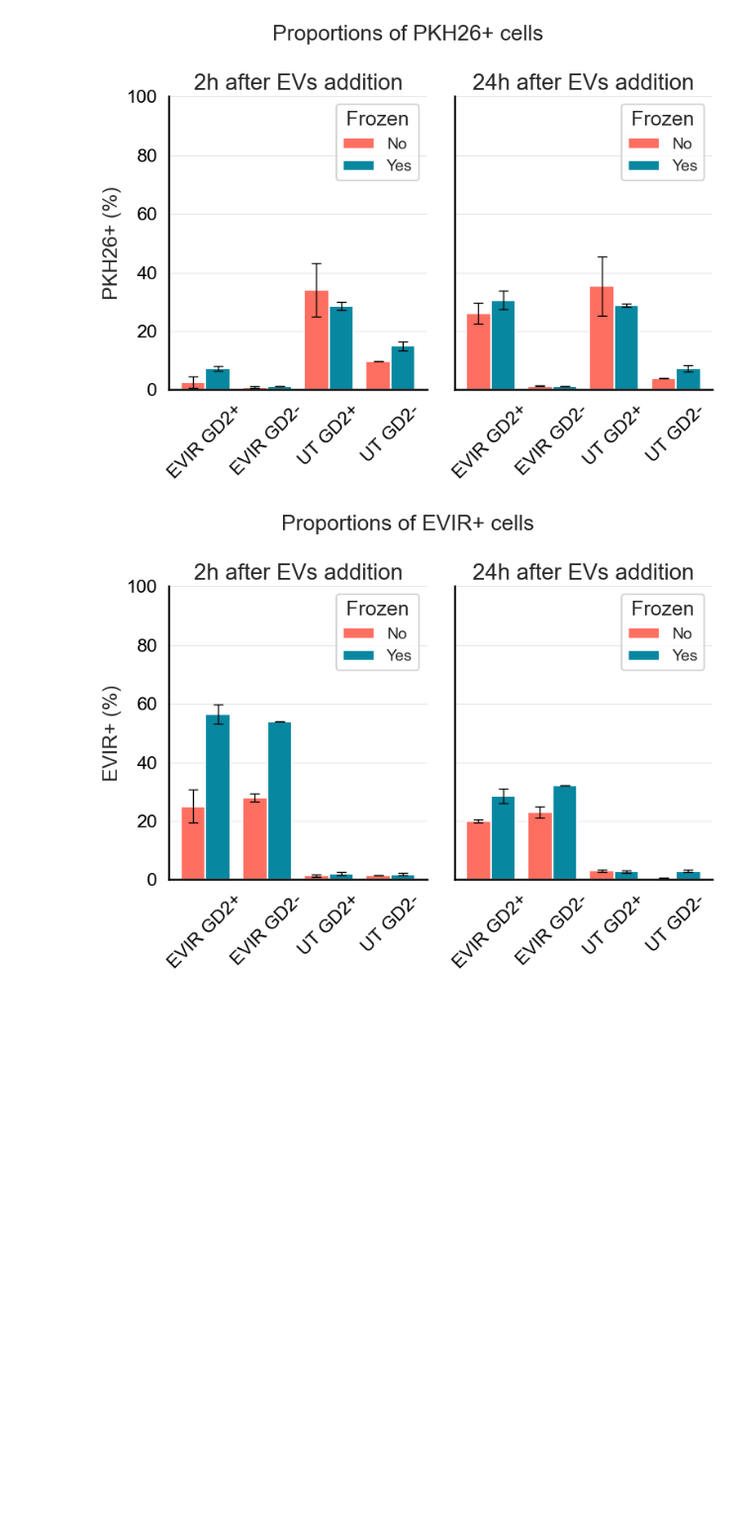
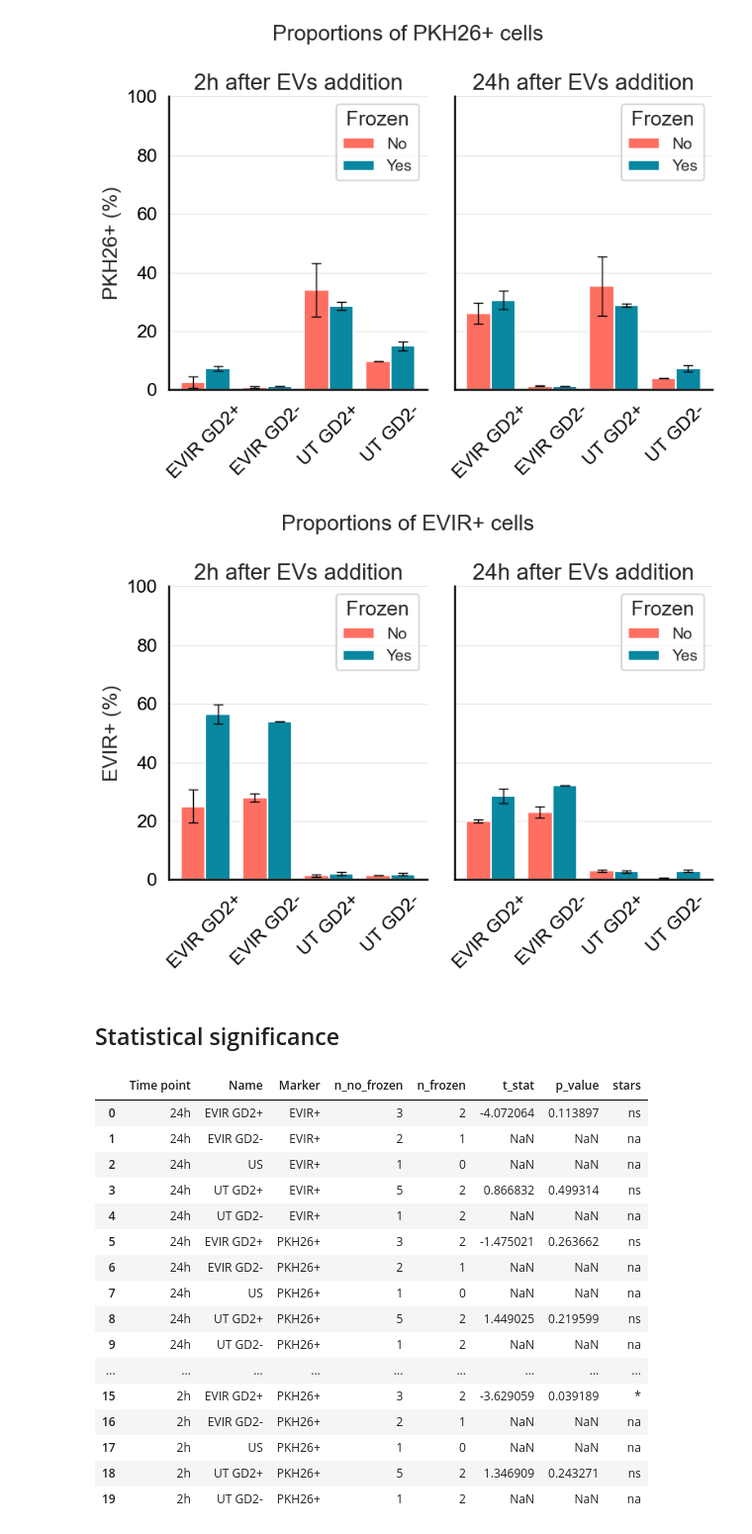
Before and after one commit to AlexiaGiroud/ThawingDCPs, a Jupyter notebook: assessing_function.ipynb, the cells around one changed output. Shown at 99% size. Cells and saved outputs as stored; diff of their text form; code cells hidden in the pictures; blank space fills up the shorter version.

```diff
--- a/assessing_function.ipynb
+++ b/assessing_function.ipynb
@@ -223,3 +217,72 @@ plt.tight_layout()
 plt.savefig("Figures/assessing_function/proportionEVIR");
 # %% [output]
 [figure]
+# %% [markdown]
+## Statistical significance
+# %%
+# Compute t-tests (Frozen 0 vs 1) for EVIR+ and PKH26+
+import pandas as pd
+from scipy.stats import ttest_ind
+
+markers = ["EVIR+", "PKH26+"]
+results = []
+for tp in df["Time point"].unique():
+    sub_tp = df[df["Time point"] == tp]
+    for name in sub_tp["Name"].unique():
+        sub_name = sub_tp[sub_tp["Name"] == name]
+        for marker in markers:
+            g0 = pd.to_numeric(sub_name[sub_name["Frozen"] == 0][marker], errors='coerce').dropna()
+            g1 = pd.to_numeric(sub_name[sub_name["Frozen"] == 1][marker], errors='coerce').dropna()
+            p = None
+            stat = None
+            if len(g0) > 0 and len(g1) > 0:
+                stat, p = ttest_ind(g0, g1, equal_var=False)
+            results.append({
+                "Time point": tp,
+                "Name": name,
+                "Marker": marker,
+                "n_no_frozen": len(g0),
+                "n_frozen": len(g1),
+                "t_stat": stat,
+                "p_value": p,
+            })
+
+ttest_table = pd.DataFrame(results)
+
+def p_to_stars(p):
+    if p is None or pd.isna(p):
+        return "na"
+    if p < 0.0001:
+        return '****'
+    if p < 0.001:
+        return '***'
+    if p < 0.01:
+        return '**'
+    if p < 0.05:
+        return '*'
+    return 'ns'
+
+if not ttest_table.empty:
+    ttest_table['stars'] = ttest_table['p_value'].apply(p_to_stars)
+    display(ttest_table.sort_values(['Time point','Marker','Name']).reset_index(drop=True))
+    ttest_table.to_csv('Figures/assessing_function/ttest_table.csv', index=False)
+else:
+    print('No comparisons were performed (no data).')
+# %% [output]
+|  | Time point | Name | Marker | n_no_frozen | n_frozen | t_stat | p_value | stars |
+| 0 | 24h | EVIR GD2+ | EVIR+ | 3 | 2 | -4.072064 | 0.113897 | ns |
+| 1 | 24h | EVIR GD2- | EVIR+ | 2 | 1 | NaN | NaN | na |
+| 2 | 24h | US | EVIR+ | 1 | 0 | NaN | NaN | na |
+| 3 | 24h | UT GD2+ | EVIR+ | 5 | 2 | 0.866832 | 0.499314 | ns |
+| 4 | 24h | UT GD2- | EVIR+ | 1 | 2 | NaN | NaN | na |
+| 5 | 24h | EVIR GD2+ | PKH26+ | 3 | 2 | -1.475021 | 0.263662 | ns |
+| 6 | 24h | EVIR GD2- | PKH26+ | 2 | 1 | NaN | NaN | na |
+| 7 | 24h | US | PKH26+ | 1 | 0 | NaN | NaN | na |
+| 8 | 24h | UT GD2+ | PKH26+ | 5 | 2 | 1.449025 | 0.219599 | ns |
+| 9 | 24h | UT GD2- | PKH26+ | 1 | 2 | NaN | NaN | na |
+| ... | ... | ... | ... | ... | ... | ... | ... | ... |
+| 15 | 2h | EVIR GD2+ | PKH26+ | 3 | 2 | -3.629059 | 0.039189 | * |
+| 16 | 2h | EVIR GD2- | PKH26+ | 2 | 1 | NaN | NaN | na |
+| 17 | 2h | US | PKH26+ | 1 | 0 | NaN | NaN | na |
+| 18 | 2h | UT GD2+ | PKH26+ | 5 | 2 | 1.346909 | 0.243271 | ns |
+| 19 | 2h | UT GD2- | PKH26+ | 1 | 2 | NaN | NaN | na |
```
Also changed, not shown: parts of 8 cells of this notebook, 3 other files.
